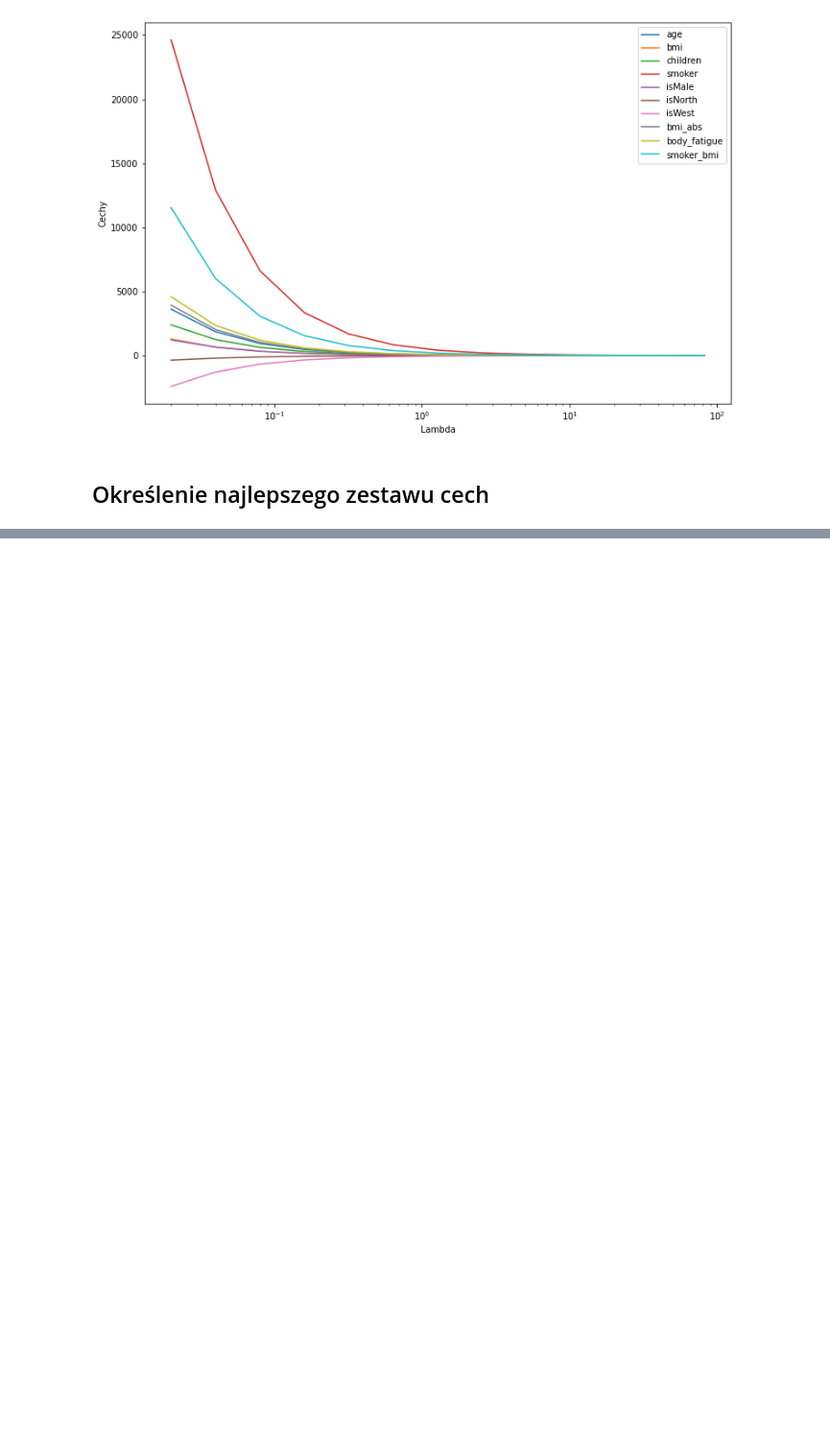
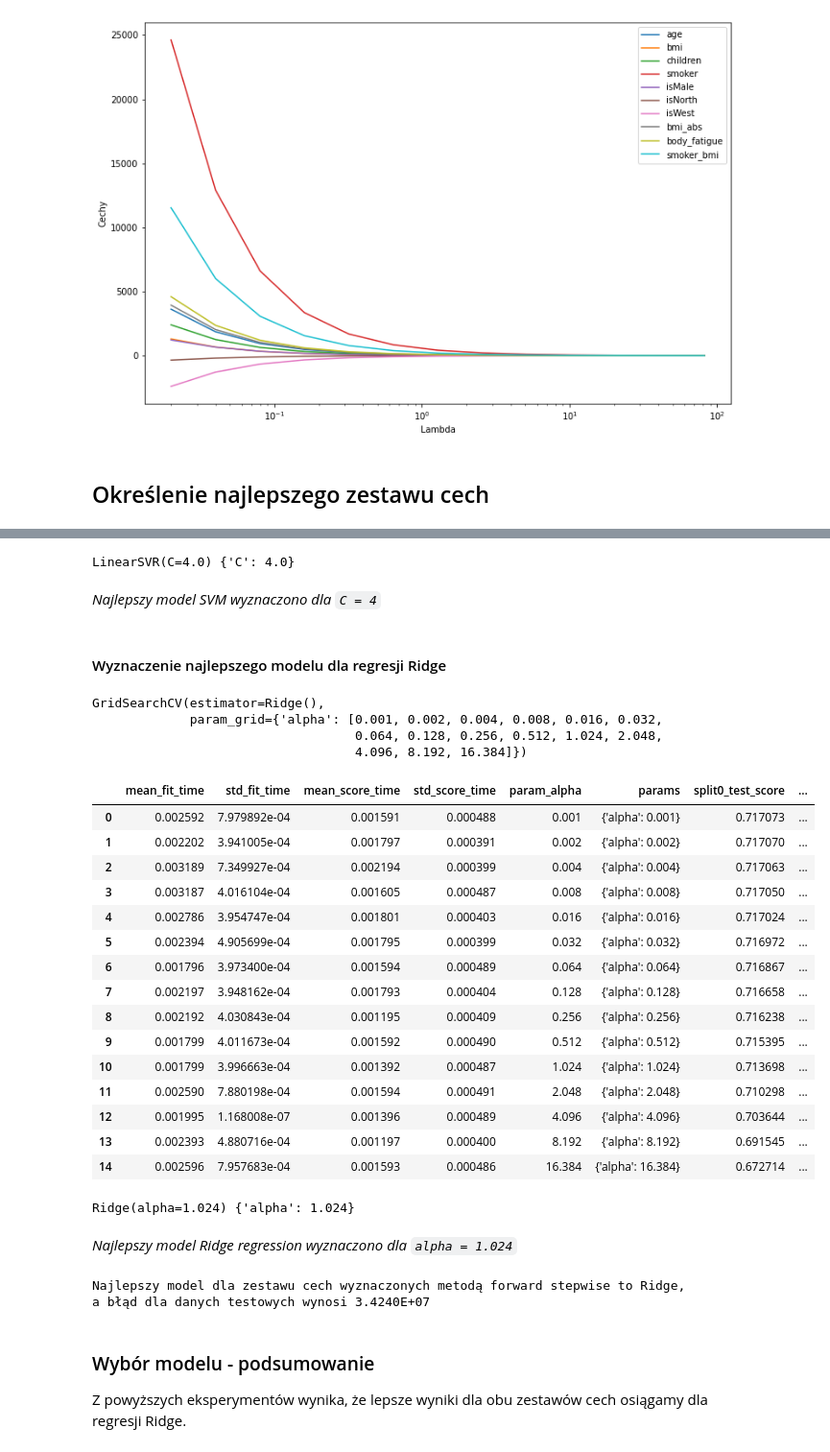
Before and after one commit to j-krolik/ZMUM-team, a Jupyter notebook: ZMUM - Projekt zespołowy.ipynb, the cells around one changed output, grey strips where cells are left out. Shown at 96% size. Cells and saved outputs as stored; diff of their text form; code cells hidden in the pictures; blank space fills up the shorter version.

```diff
--- a/ZMUM - Projekt zespołowy.ipynb
+++ b/ZMUM - Projekt zespołowy.ipynb
@@ -681,0 +848,69 @@ Index(['smoker', 'bmi_abs', 'body_fatigue', 'smoker_bmi'], dtype='object')
+# %%
+print(clf.best_estimator_, clf.best_params_)
+lasso_best_models.append({
+    "name": "SVM",
+    "model": clf.best_estimator_,
+    "test_error": mean_squared_error(koszty_test, clf.best_estimator_.predict(ubez_test[final_features_lasso]))
+})
+# %% [output]
+LinearSVR(C=4.0) {'C': 4.0}
+# %% [markdown]
+*Najlepszy model SVM wyznaczono dla `C = 4`*
+# %% [markdown]
+#### Wyznaczenie najlepszego modelu dla regresji Ridge
+# %%
+model = Ridge()
+parameters = {
+    'alpha': [0.001, 0.002, 0.004, 0.008, 0.016, 0.032, 0.064, 0.128, 0.256, 0.512, 1.024, 2.048, 4.096, 8.192, 16.384]
+}
+
+clf = GridSearchCV(model, parameters)
+clf.fit(ubez_train[final_features_lasso], koszty_train)
+# %% [output]
+GridSearchCV(estimator=Ridge(),
+             param_grid={'alpha': [0.001, 0.002, 0.004, 0.008, 0.016, 0.032,
+                                   0.064, 0.128, 0.256, 0.512, 1.024, 2.048,
+                                   4.096, 8.192, 16.384]})
+# %%
+pd.DataFrame(clf.cv_results_)
+# %% [output]
+|  | mean_fit_time | std_fit_time | mean_score_time | std_score_time | param_alpha | params | split0_test_score | ... |
+| 0 | 0.002592 | 7.979892e-04 | 0.001591 | 0.000488 | 0.001 | {'alpha': 0.001} | 0.717073 | ... |
+| 1 | 0.002202 | 3.941005e-04 | 0.001797 | 0.000391 | 0.002 | {'alpha': 0.002} | 0.717070 | ... |
+| 2 | 0.003189 | 7.349927e-04 | 0.002194 | 0.000399 | 0.004 | {'alpha': 0.004} | 0.717063 | ... |
+| 3 | 0.003187 | 4.016104e-04 | 0.001605 | 0.000487 | 0.008 | {'alpha': 0.008} | 0.717050 | ... |
+| 4 | 0.002786 | 3.954747e-04 | 0.001801 | 0.000403 | 0.016 | {'alpha': 0.016} | 0.717024 | ... |
+| 5 | 0.002394 | 4.905699e-04 | 0.001795 | 0.000399 | 0.032 | {'alpha': 0.032} | 0.716972 | ... |
+| 6 | 0.001796 | 3.973400e-04 | 0.001594 | 0.000489 | 0.064 | {'alpha': 0.064} | 0.716867 | ... |
+| 7 | 0.002197 | 3.948162e-04 | 0.001793 | 0.000404 | 0.128 | {'alpha': 0.128} | 0.716658 | ... |
+| 8 | 0.002192 | 4.030843e-04 | 0.001195 | 0.000409 | 0.256 | {'alpha': 0.256} | 0.716238 | ... |
+| 9 | 0.001799 | 4.011673e-04 | 0.001592 | 0.000490 | 0.512 | {'alpha': 0.512} | 0.715395 | ... |
+| 10 | 0.001799 | 3.996663e-04 | 0.001392 | 0.000487 | 1.024 | {'alpha': 1.024} | 0.713698 | ... |
+| 11 | 0.002590 | 7.880198e-04 | 0.001594 | 0.000491 | 2.048 | {'alpha': 2.048} | 0.710298 | ... |
+| 12 | 0.001995 | 1.168008e-07 | 0.001396 | 0.000489 | 4.096 | {'alpha': 4.096} | 0.703644 | ... |
+| 13 | 0.002393 | 4.880716e-04 | 0.001197 | 0.000400 | 8.192 | {'alpha': 8.192} | 0.691545 | ... |
+| 14 | 0.002596 | 7.957683e-04 | 0.001593 | 0.000486 | 16.384 | {'alpha': 16.384} | 0.672714 | ... |
+# %%
+print(clf.best_estimator_, clf.best_params_)
+lasso_best_models.append({
+    "name": "Ridge",
+    "model": clf.best_estimator_,
+    "test_error": mean_squared_error(koszty_test, clf.best_estimator_.predict(ubez_test[final_features_lasso]))
+})
+# %% [output]
+Ridge(alpha=1.024) {'alpha': 1.024}
+# %% [markdown]
+*Najlepszy model Ridge regression wyznaczono dla `alpha = 1.024`*
+# %%
+lasso_best = None
+for _model in lasso_best_models:
+    if not lasso_best or lasso_best['test_error'] > _model['test_error']:
+        lasso_best = _model
+
+print(f"Najlepszy model dla zestawu cech wyznaczonych metodą forward stepwise to {lasso_best['name']}, \na błąd dla danych testowych wynosi {lasso_best['test_error']:0.4E}")
+# %% [output]
+Najlepszy model dla zestawu cech wyznaczonych metodą forward stepwise to Ridge,
+a błąd dla danych testowych wynosi 3.4240E+07
+# %% [markdown]
+### Wybór modelu - podsumowanie
+Z powyższych eksperymentów wynika, że lepsze wyniki dla obu zestawów cech osiągamy dla regresji Ridge.
```
Also changed, not shown: parts of 37 cells of this notebook.
